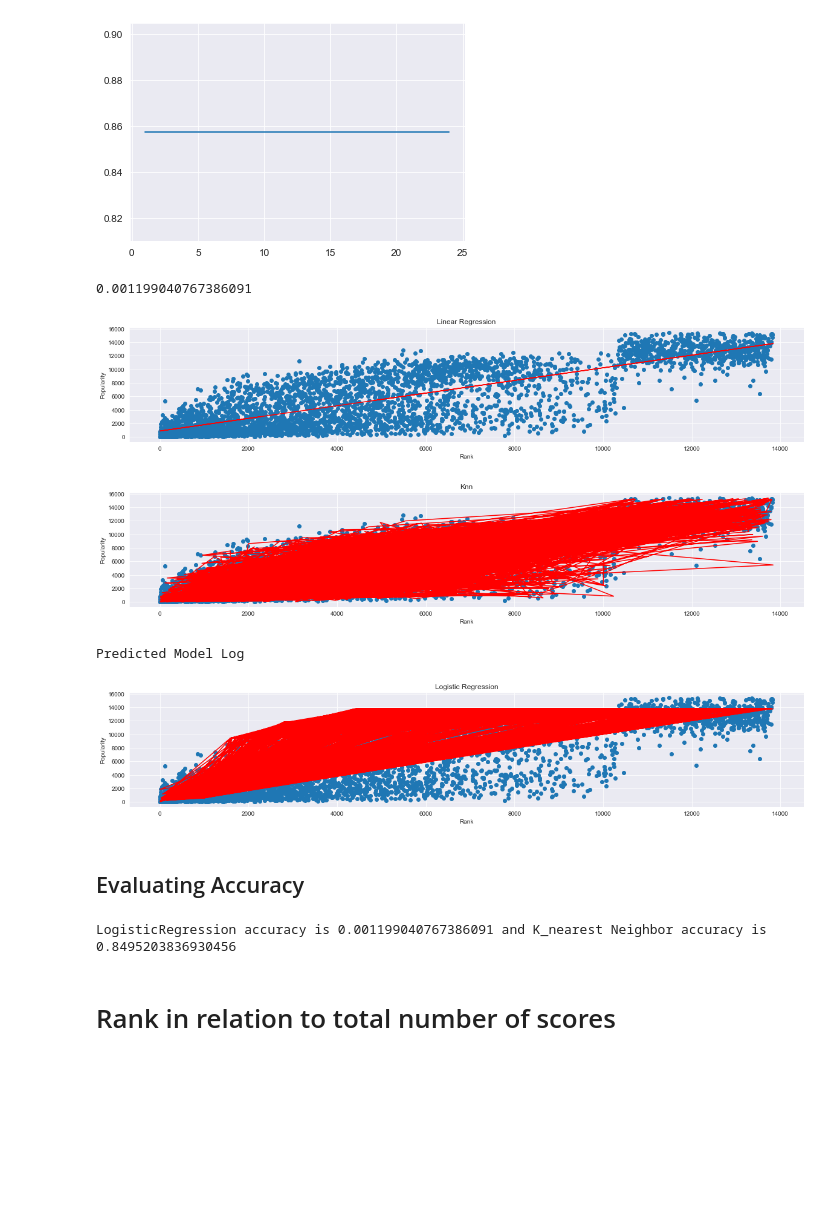
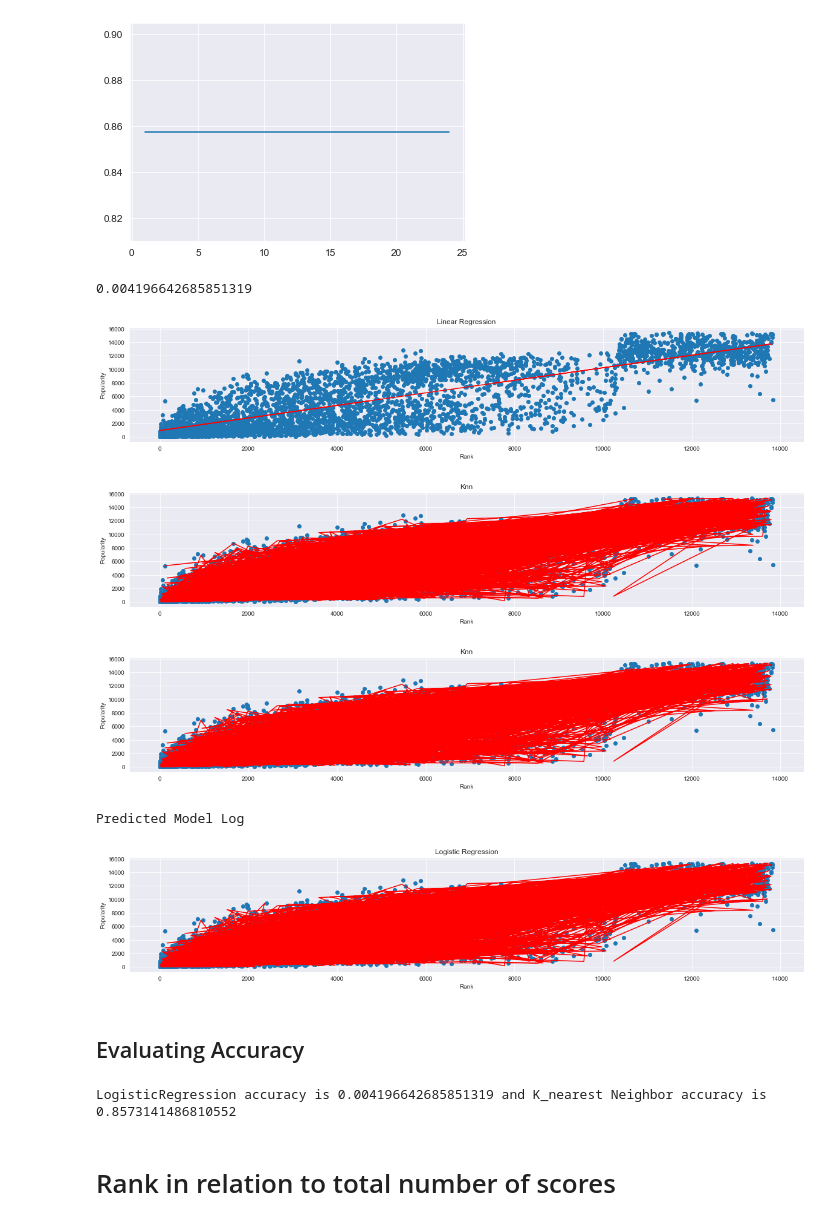
Before and after one commit to sdman135/Anime_Score_Predictor---Project-3, a Jupyter notebook: Sam's Project 3.ipynb, the cells around one changed output. Saved outputs shown, nothing was run; the diff lists cells and outputs as text; code cells hidden in the pictures; blank space fills up the shorter version.

```diff
--- a/Sam's Project 3.ipynb
+++ b/Sam's Project 3.ipynb
@@ -278,7 +302,7 @@ X1_train, X1_test, y1_train, y1_test = train_test_split(X1,y1,test_size=0.3,rand
 # %%
 # K_nearest Neighbor = 1
 knn = neighbors.KNeighborsClassifier(n_neighbors=1)
-knn.fit(X1, y1)
+knn.fit(X1_test, y1_test)
 y1_pred_knn = knn.predict(X1_test)
 print(metrics.accuracy_score(y1_test,y1_pred_knn))
 # %% [output]
@@ -286,7 +310,7 @@ print(metrics.accuracy_score(y1_test,y1_pred_knn))
 # %%
 # K_nearest Neighbor = 5
-knn = neighbors.KNeighborsClassifier(n_neighbors=1)
-knn.fit(X1, y1)
-y1_pred_knn = knn.predict(X1_test)
-print(metrics.accuracy_score(y1_test,y1_pred_knn))
+knn5 = neighbors.KNeighborsClassifier(n_neighbors=1)
+knn5.fit(X1_test, y1_test)
+y1_pred_knn5 = knn5.predict(X1_test)
+print(metrics.accuracy_score(y1_test,y1_pred_knn5))
 # %% [output]
@@ -306,16 +330,16 @@ plt.plot(k_range,scores)
 # %%
 #Linear Regression
 lr = LinearRegression()
-lr.fit(X1,y1)
+lr.fit(X1_test,y1_test)
 y1_pred_lr = lr.predict(X1_test)
 # %%
 #LogisticRegression
 logreg= LogisticRegression()
-logreg.fit(X1,y1)
+logreg.fit(X1_test,y1_test)
 y1_pred_logreg = logreg.predict(X1_test)
 print(metrics.accuracy_score(y1_test,y1_pred_logreg))
 # %% [output]
-0.001199040767386091
+0.004196642685851319
 # %%
 # ploting testing model
 
@@ -324,39 +348,52 @@ ax1 = fig1.add_subplot(413)
 plt.scatter(X1_train,y1_train)
 plt.plot(X1_test,y1_pred_lr, color = 'r')
 plt.xlabel('Rank')
 plt.ylabel('Popularity')
 plt.title('Linear Regression')
 plt.show()
 
-# ploting Knn model
+# ploting Knn model Neighbor=1
 
 fig1 = plt.figure(figsize=(20,16))
 ax1 = fig1.add_subplot(412)
 plt.scatter(X1_train,y1_train)
 plt.plot(X1_test,y1_pred_knn, color = 'r')
+plt.xlabel('Rank')
+plt.ylabel('Popularity')
+plt.title('Knn')
+plt.show()
+
+
+# ploting Knn model Neighbor=5
+
+fig1 = plt.figure(figsize=(20,16))
+ax1 = fig1.add_subplot(412)
+plt.scatter(X1_train,y1_train)
+plt.plot(X1_test,y1_pred_knn5, color = 'r')
 plt.xlabel('Rank')
 plt.ylabel('Popularity')
 plt.title('Knn')
 plt.show()
 
 
 # ploting predicted model
 
 print('Predicted Model Log')
 
 fig1 = plt.figure(figsize=(20,16))
 ax1 = fig1.add_subplot(414)
 plt.scatter(X1_train,y1_train)
-plt.plot(X1_test,y1_pred_logreg, color = 'r')
+plt.plot(X1_test,y1_test, color = 'r')
 plt.xlabel('Rank')
 plt.ylabel('Popularity')
 plt.title('Logistic Regression')
 plt.show()
 # %% [output]
-[figure, old version]
+[figure, new version]
-[figure, old version]
+[figure, new version]
+[figure, new version]
 Predicted Model Log
-[figure, old version]
+[figure, added]
 # %% [markdown]
 ## Evaluating Accuracy
 # %%
@@ -369,7 +406,7 @@ print(f'LogisticRegression accuracy is {X1_logreg} and K_nearest Neighbor accura
 
 # print(f'Linear Regression accuracy is {X1_lr}, LogisticRegression accuracy is {X1_logreg} and K_nearest Neighbor accuracy is {X1_knn}')
 # %% [output]
-LogisticRegression accuracy is 0.001199040767386091 and K_nearest Neighbor accuracy is 0.8495203836930456
+LogisticRegression accuracy is 0.004196642685851319 and K_nearest Neighbor accuracy is 0.8573141486810552
 # %% [markdown]
 
 # Rank in relation to total number of scores
```
Also changed, not shown: parts of 7 cells of this notebook, 2 other files.
